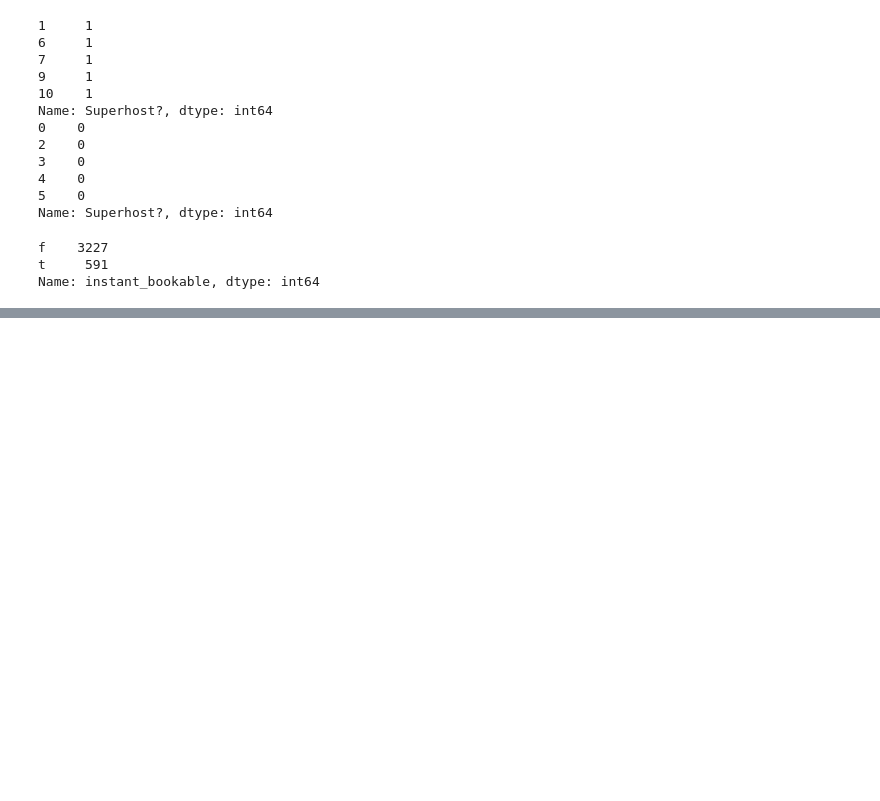
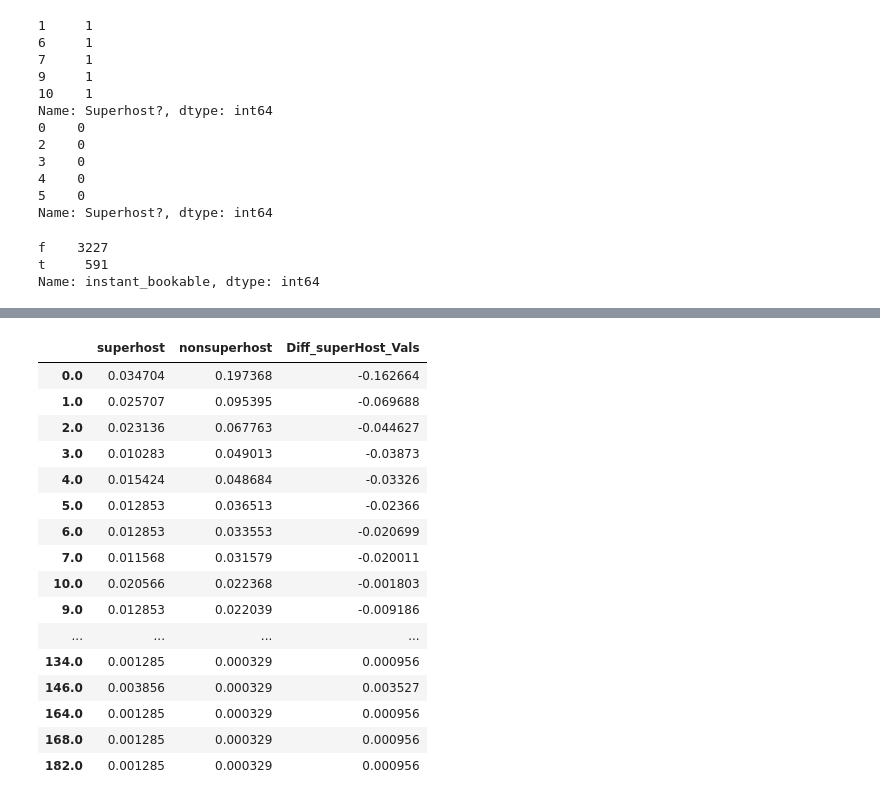
Before and after one commit to divyagarg1/Seattle-Airbnb, a Jupyter notebook: What does it take to be a superhost?.ipynb, the cells around one changed output, grey strips where cells are left out. Drawn from its saved outputs; the diff is of its cells as text; code cells hidden in the pictures; blank space fills up the shorter version.

```diff
--- a/What does it take to be a superhost?.ipynb
+++ b/What does it take to be a superhost?.ipynb
@@ -171,0 +174,23 @@ sns.heatmap(df_new.corr(), annot=True, fmt=".2f");
+# %%
+#Number of reviews
+comp_df = test_values_for_superhost('number_of_reviews')
+# comp_df = comp_df.sort_values(by="superhost", ascending=False)
+comp_df.style.bar(subset=['Diff_superHost_Vals'])
+# %% [output]
+|  | superhost | nonsuperhost | Diff_superHost_Vals |
+| 0.0 | 0.034704 | 0.197368 | -0.162664 |
+| 1.0 | 0.025707 | 0.095395 | -0.069688 |
+| 2.0 | 0.023136 | 0.067763 | -0.044627 |
+| 3.0 | 0.010283 | 0.049013 | -0.03873 |
+| 4.0 | 0.015424 | 0.048684 | -0.03326 |
+| 5.0 | 0.012853 | 0.036513 | -0.02366 |
+| 6.0 | 0.012853 | 0.033553 | -0.020699 |
+| 7.0 | 0.011568 | 0.031579 | -0.020011 |
+| 10.0 | 0.020566 | 0.022368 | -0.001803 |
+| 9.0 | 0.012853 | 0.022039 | -0.009186 |
+| ... | ... | ... | ... |
+| 134.0 | 0.001285 | 0.000329 | 0.000956 |
+| 146.0 | 0.003856 | 0.000329 | 0.003527 |
+| 164.0 | 0.001285 | 0.000329 | 0.000956 |
+| 168.0 | 0.001285 | 0.000329 | 0.000956 |
+| 182.0 | 0.001285 | 0.000329 | 0.000956 |
```
Also changed, not shown: parts of 12 cells of this notebook, 1 other file.
